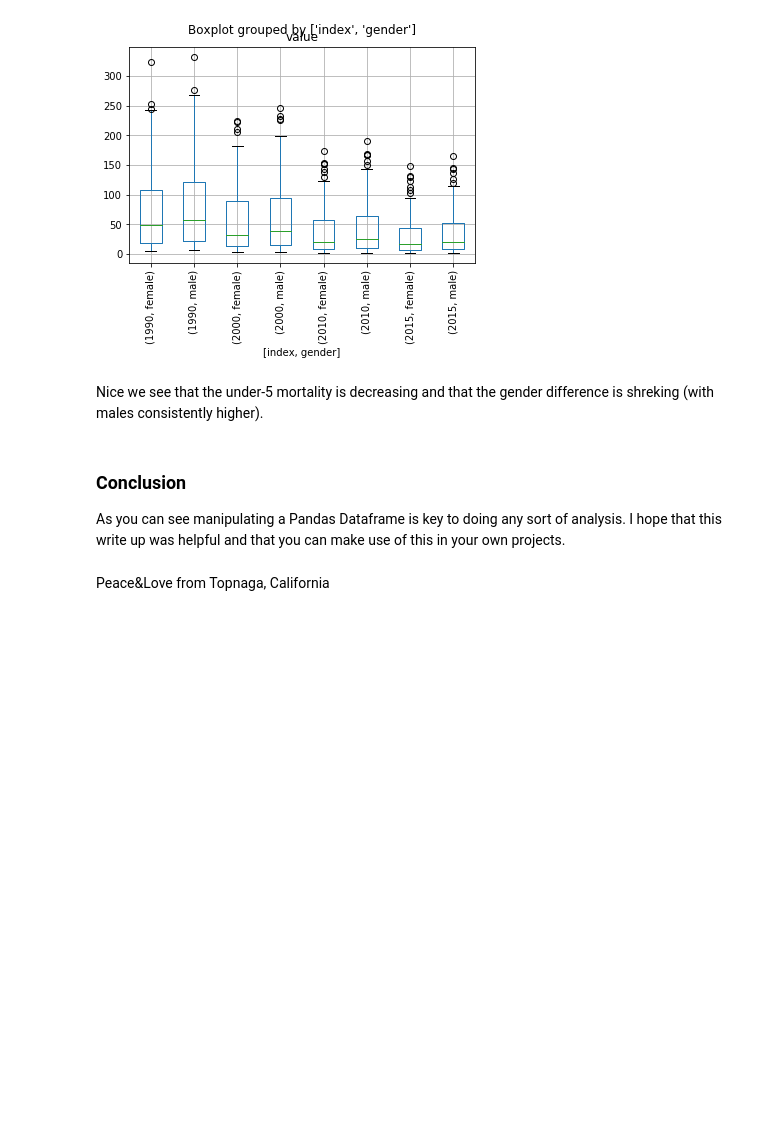
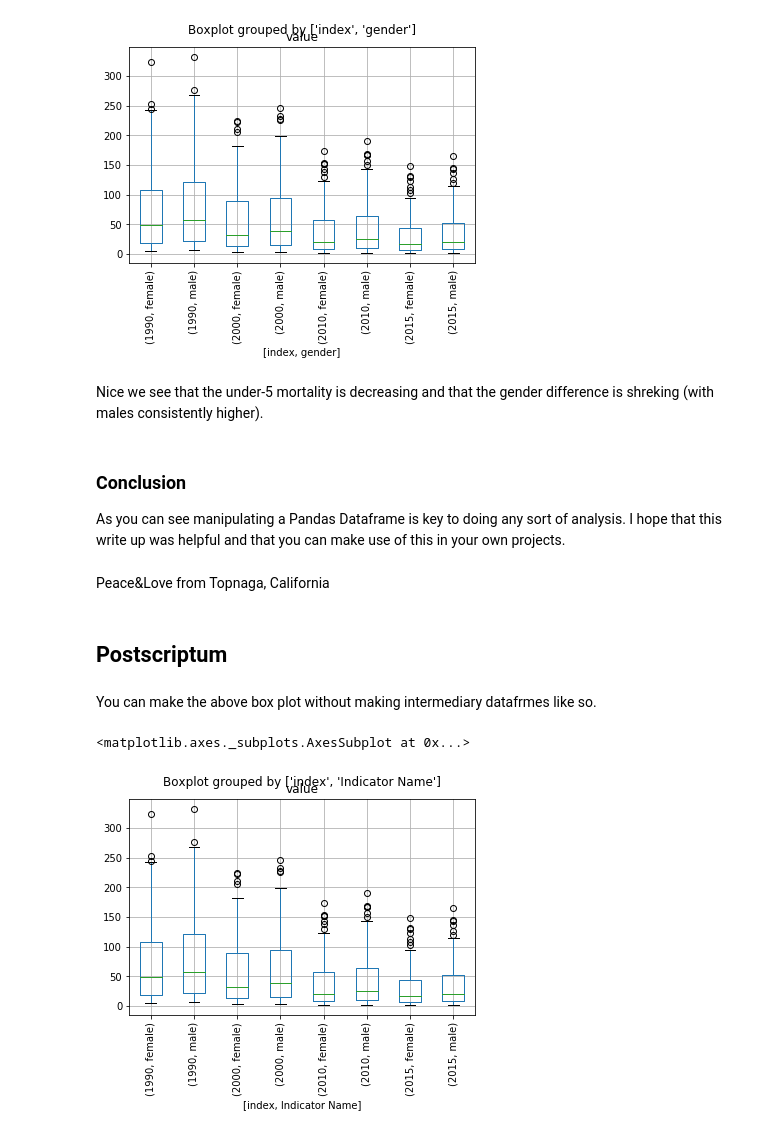
Before and after one commit to JBed/Worldbank-Health-and-Nutrition-Analysis, a Jupyter notebook: Worldbank-Health-and-Nutrition-Analysis.ipynb, the cells around one changed output. Cells and saved outputs as stored; diff of their text form; code cells hidden in the pictures; blank space fills up the shorter version.

Commit message:
better way to make the boxplot

```diff
--- a/Worldbank-Health-and-Nutrition-Analysis.ipynb
+++ b/Worldbank-Health-and-Nutrition-Analysis.ipynb
@@ -126,3 +126,20 @@ Nice we see that the under-5 mortality is decreasing and that the gender differe
 As you can see manipulating a Pandas Dataframe is key to doing any sort of analysis. I hope that this write up was helpful and that you can make use of this in your own projects.
 # %% [markdown]
 Peace&Love from Topnaga, California
+# %% [markdown]
+## Postscriptum
+# %% [markdown]
+You can make the above box plot without making intermediary datafrmes like so.
+# %%
+male = 'Mortality rate, under-5, male (per 1,000)'
+female = 'Mortality rate, under-5, female (per 1,000)'
+
+df[[male, female]]\
+.dropna(axis=[0,1], how='all').reset_index()\
+.pipe(pd.melt, id_vars=['index'])\
+.replace(to_replace={'Indicator Name':{male:'male', female:'female'} })\
+.drop(['Country Name'], axis=1)\
+.boxplot(by=['index', 'Indicator Name'], column='value',rot=90)
+# %% [output]
+<matplotlib.axes._subplots.AxesSubplot at 0x...>
+[figure, added]
```
Also changed, not shown: parts of 2 cells of this notebook.
